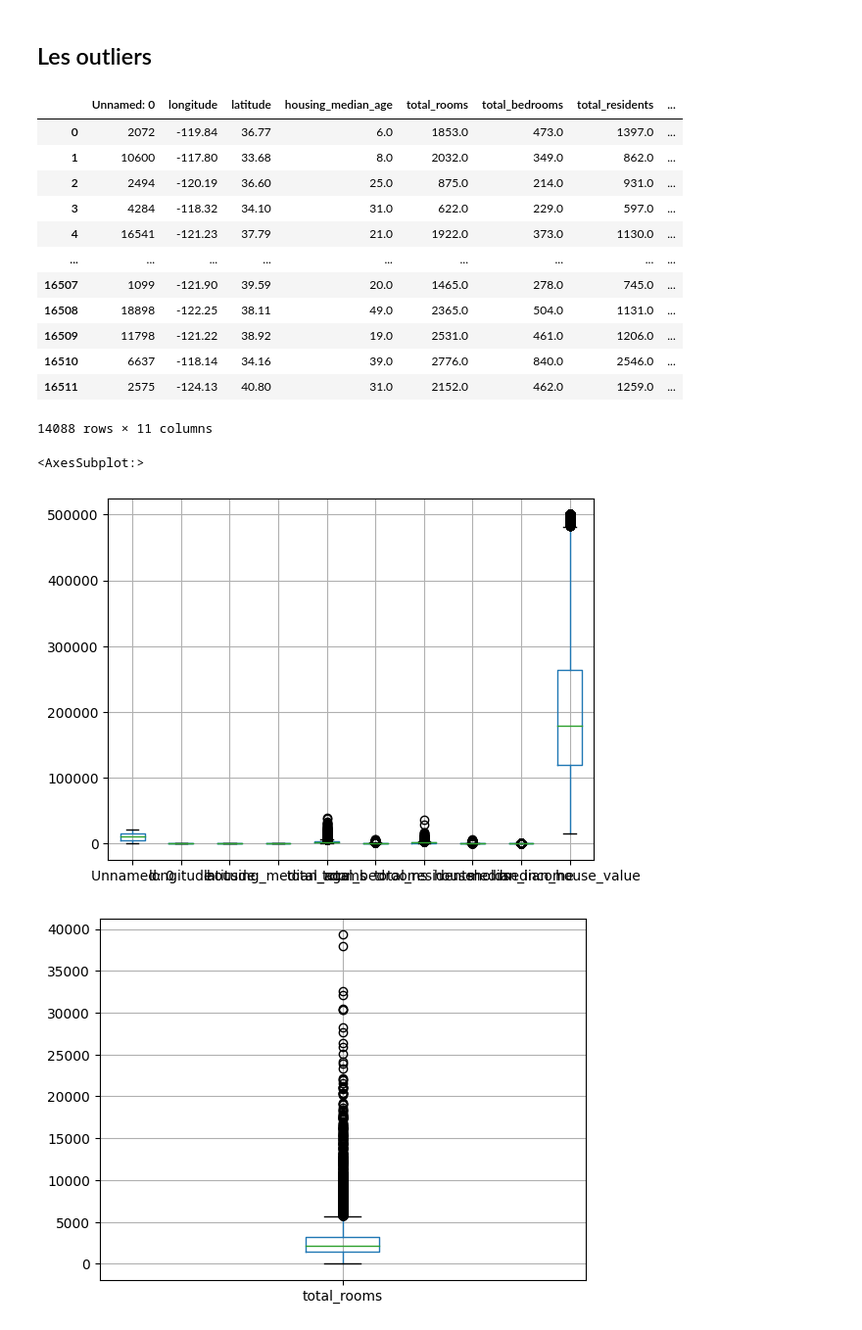
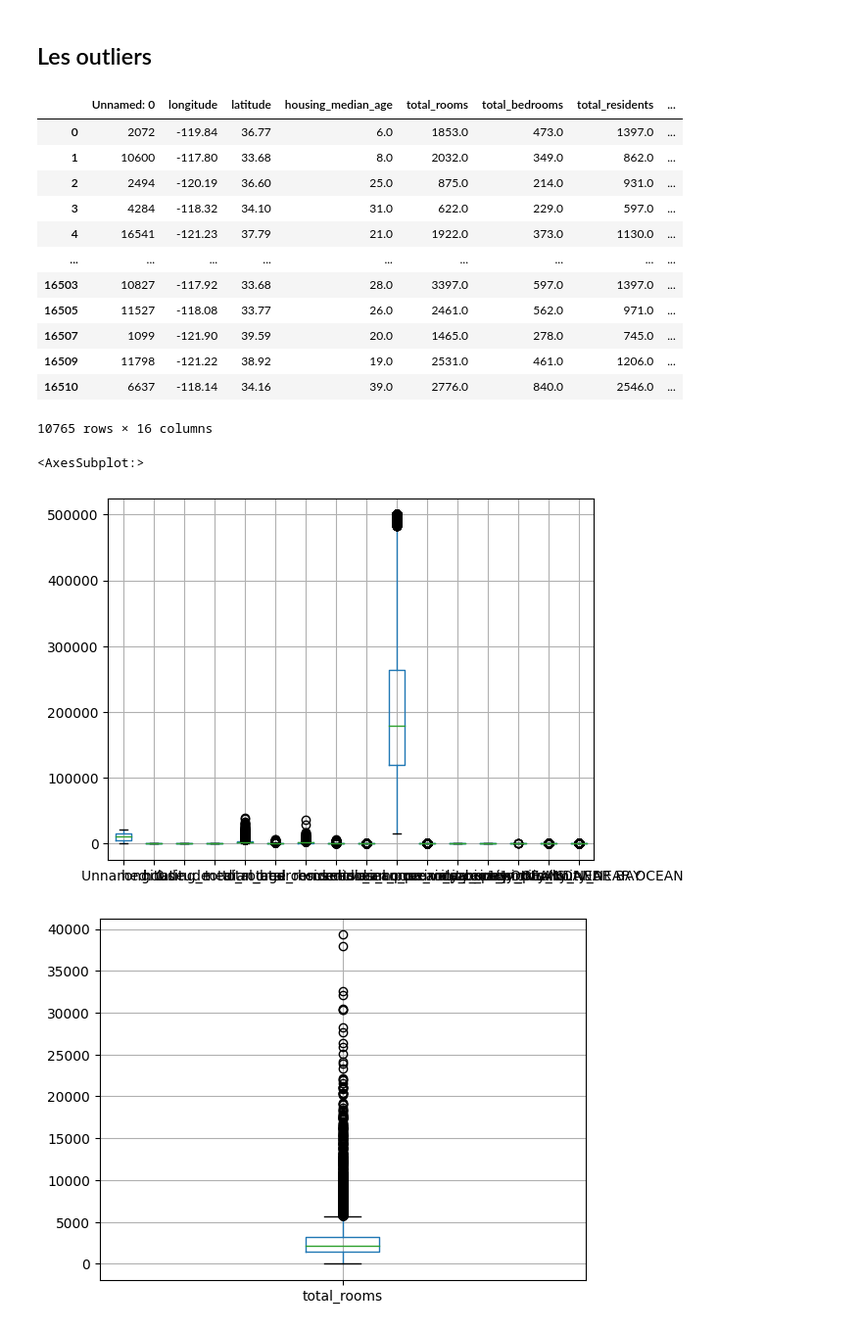
Before and after one commit to GuldenerCamille/immobilier_sillicon_valley, a Jupyter notebook: notebooks/notebook_EDA.ipynb, the cells around one changed output. Shown at 98% size. Cells and saved outputs as stored; diff of their text form; code cells hidden in the pictures.

Commit message:
EDA cleaning + export df_ocean_binary

```diff
--- a/notebooks/notebook_EDA.ipynb
+++ b/notebooks/notebook_EDA.ipynb
@@ -280,0 +306,18 @@ df_immobilier_v2
+# %%
+# OneHotEncoder
+
+# creation d'une instance de OneHotEncoder
+
+enc = OneHotEncoder(sparse=False).fit(df_immobilier[["ocean_proximity"]])
+
+
+encoded = enc.transform(df_immobilier[["ocean_proximity"]])
+
+# On passes les noms de nos categories en features pour l'encoder
+
+encoded_df = pd.DataFrame(encoded, columns=enc.get_feature_names_out())
+
+# On assemble le dataframe principale avec le dataframe binaire
+
+data_df = pd.concat([df_immobilier, encoded_df], axis = 1)
+data_df
@@ -280,0 +338,4 @@ df_immobilier_v2
+# %%
+# On affiche notre nouveau dataframe sans la features ocean_proximity
+df_immo_binary = data_df.drop(["ocean_proximity"], axis = 1)
+df_immo_binary
@@ -319,14 +485,14 @@ df_immobilier_no_null = df_immobilier.dropna(subset=['total_bedrooms'])
 # Methode de l'IQR pour trouver les outliers
 
 # calcul du 1er et 3eme quartiles
-Q1 = df_immobilier.quantile(0.25)
-Q3 = df_immobilier.quantile(0.75)
+Q1 = df_immo_binary.quantile(0.25)
+Q3 = df_immo_binary.quantile(0.75)
 
 # calcul de l'inter quartile (IQR)
 IQR = Q3 - Q1
 
 # Identification des outliers
-df_no_outliers = df_immobilier[~((df_immobilier < (Q1 - 1.5 * IQR)) | (df_immobilier > (Q3 + 1.5 * IQR))).any(axis=1)]
+df_no_outliers = df_immo_binary[~((df_immo_binary < (Q1 - 1.5 * IQR)) | (df_immo_binary > (Q3 + 1.5 * IQR))).any(axis=1)]
 
 # afficher outliers
 df_no_outliers
@@ -338,20 +504,20 @@ df_no_outliers
 | 3 | 4284 | -118.32 | 34.10 | 31.0 | 622.0 | 229.0 | 597.0 | ... |
 | 4 | 16541 | -121.23 | 37.79 | 21.0 | 1922.0 | 373.0 | 1130.0 | ... |
 | ... | ... | ... | ... | ... | ... | ... | ... | ... |
+| 16503 | 10827 | -117.92 | 33.68 | 28.0 | 3397.0 | 597.0 | 1397.0 | ... |
+| 16505 | 11527 | -118.08 | 33.77 | 26.0 | 2461.0 | 562.0 | 971.0 | ... |
 | 16507 | 1099 | -121.90 | 39.59 | 20.0 | 1465.0 | 278.0 | 745.0 | ... |
-| 16508 | 18898 | -122.25 | 38.11 | 49.0 | 2365.0 | 504.0 | 1131.0 | ... |
 | 16509 | 11798 | -121.22 | 38.92 | 19.0 | 2531.0 | 461.0 | 1206.0 | ... |
 | 16510 | 6637 | -118.14 | 34.16 | 39.0 | 2776.0 | 840.0 | 2546.0 | ... |
-| 16511 | 2575 | -124.13 | 40.80 | 31.0 | 2152.0 | 462.0 | 1259.0 | ... |
-14088 rows × 11 columns
+10765 rows × 16 columns
 # %%
 # Methode des boxplot
 # Visualisation global des outliers
 # Ce graph n'ai pas tres lisible, on va plutot regarder de façon detaillées par colonne
 
-df_immobilier.boxplot()
+df_immo_binary.boxplot()
 # %% [output]
 <AxesSubplot:>
-[figure, old version]
+[figure, new version]
 # %%
 # Boxplot de la colonne "total_rooms"
```
Also changed, not shown: parts of 42 cells of this notebook, 1 other file.
